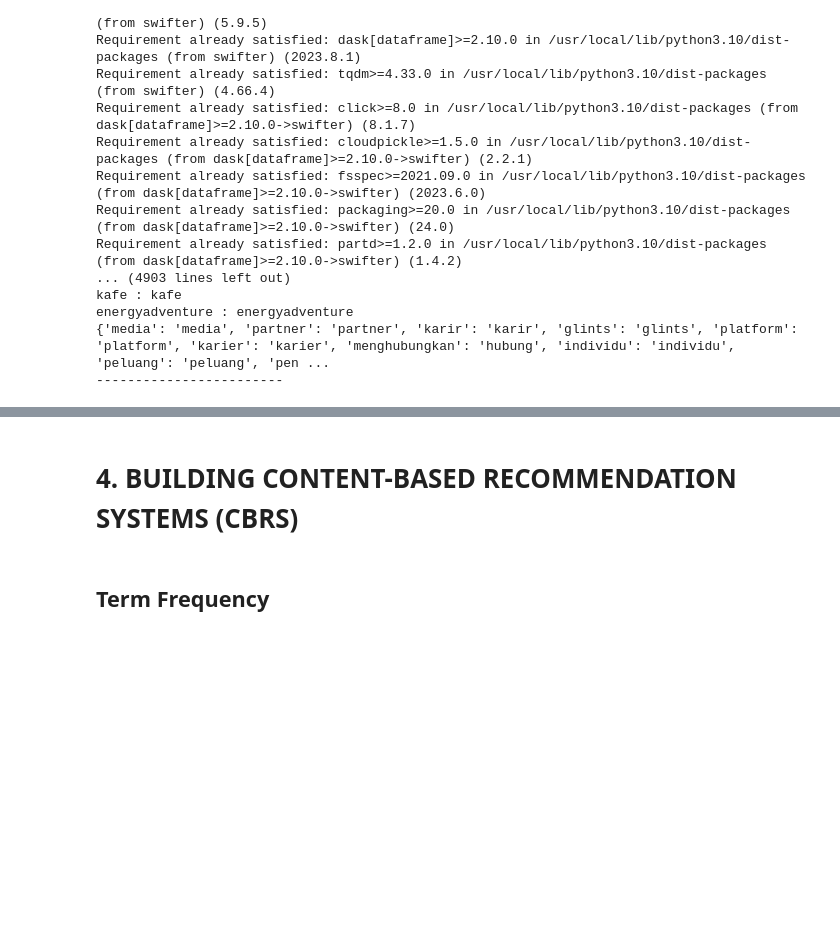
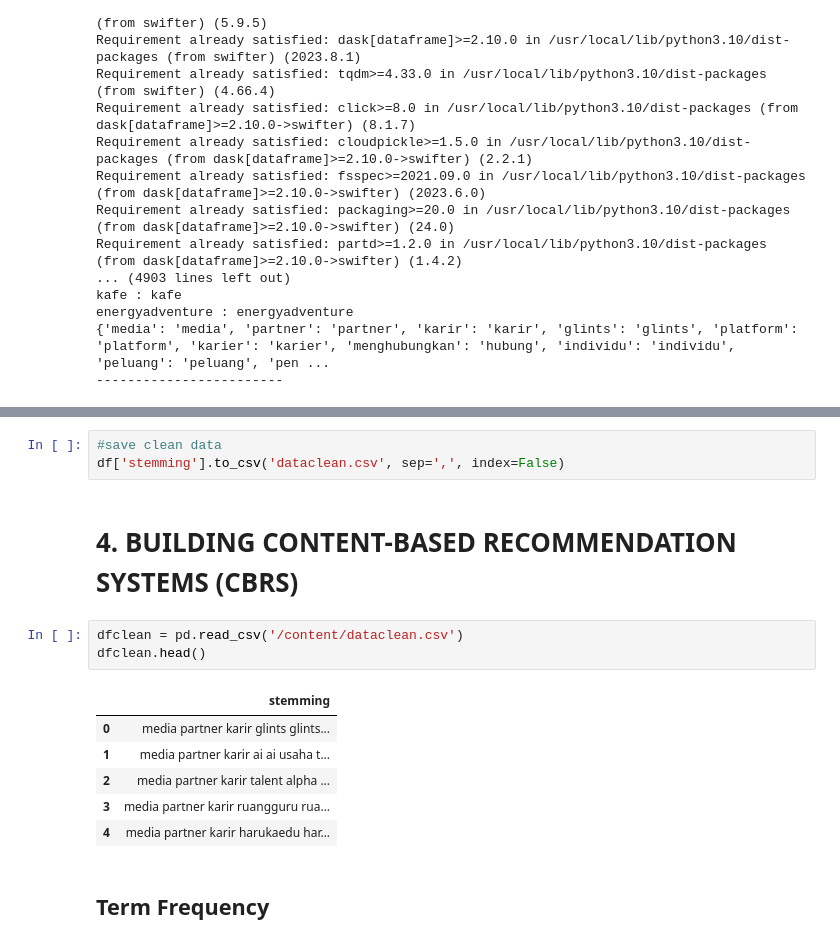
Before and after one commit to arsyaamalia/event-service-cbrs, a Jupyter notebook: Skripsi_Content_Based_Recommendation_System_Eventhings.ipynb, the cells around one changed output, grey strips where cells are left out. Drawn from its saved outputs; the diff is of its cells as text; blank space fills up the shorter version.

```diff
--- a/Skripsi_Content_Based_Recommendation_System_Eventhings.ipynb
+++ b/Skripsi_Content_Based_Recommendation_System_Eventhings.ipynb
@@ -334,5 +394,18 @@ energyadventure : energyadventure
+# %%
+#save clean data
+df['stemming'].to_csv('dataclean.csv', sep=',', index=False)
 # %% [markdown]
 # **4. BUILDING CONTENT-BASED RECOMMENDATION SYSTEMS (CBRS)**
+# %%
+dfclean = pd.read_csv('/content/dataclean.csv')
+dfclean.head()
+# %% [output]
+|  | stemming |
+| 0 | media partner karir glints glints... |
+| 1 | media partner karir ai ai usaha t... |
+| 2 | media partner karir talent alpha ... |
+| 3 | media partner karir ruangguru rua... |
+| 4 | media partner karir harukaedu har... |
 # %% [markdown]
 ## **Term Frequency**
 # %% [markdown]
```
Also changed, not shown: parts of 62 cells of this notebook.
